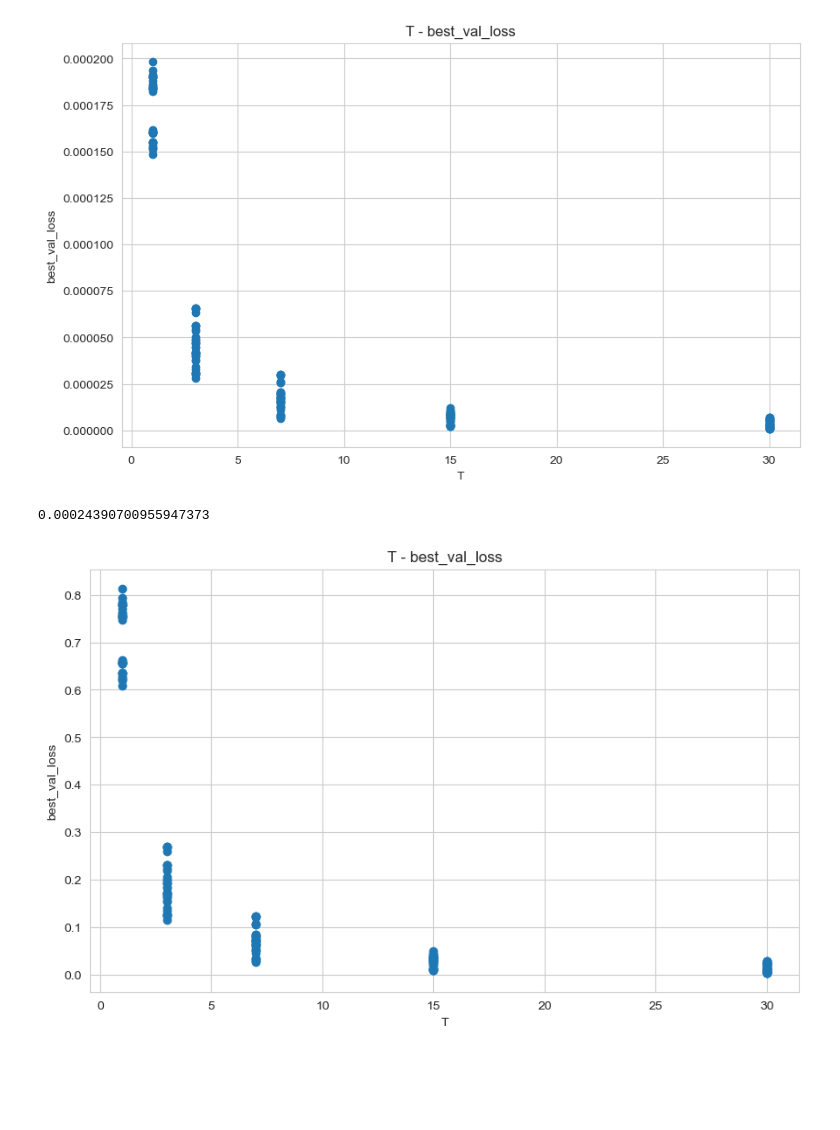
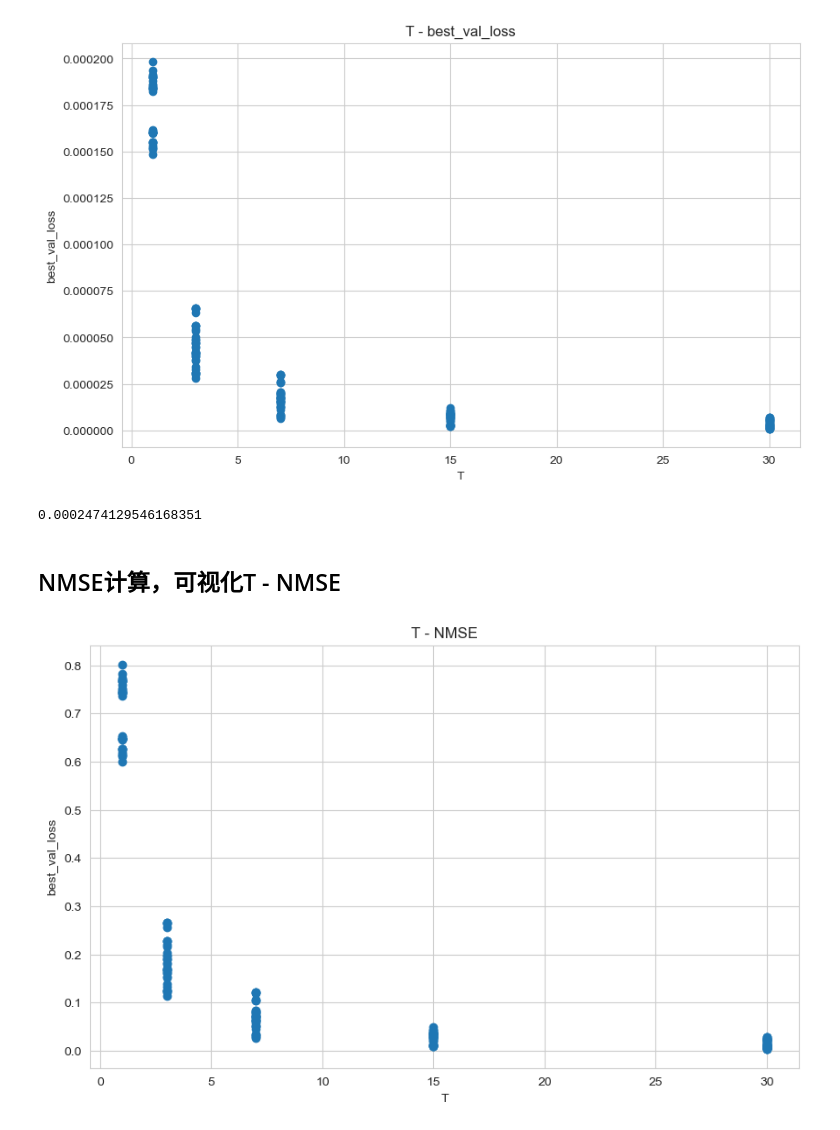
Before and after one commit to Monsoon007/LSTM-XGBOOST, a Jupyter notebook: results/result_analysis.ipynb, the cells around one changed output. Drawn from its saved outputs; the diff is of its cells as text; code cells hidden in the pictures; blank space fills up the shorter version.

```diff
--- a/results/result_analysis.ipynb
+++ b/results/result_analysis.ipynb
@@ -1,7 +3,7 @@
 # %%
-import pandas as pd
+config_id = 0
 
-model_results = pd.read_excel('best_models_results.xlsx')
+model_results = pd.read_excel(f'best_models_results_{config_id}.xlsx')
 model_results.info()
 # %% [output]
 <class 'pandas.core.frame.DataFrame'>
@@ -49,7 +51,7 @@ plt.show()
 # %%
 from data.get_data import get_common_data
 
-data = get_common_data('SHSE.510300', '2008-01-01', '2021-01-01', 1)
+data = get_common_data('SHSE.510300', '2008-01-01', '2020-01-01', 1)
 
 # 计算data最后一列的均值
 data['avg_daily_return_1'].mean()
@@ -57,15 +59,17 @@ data['avg_daily_return_1'].mean()
 # 计算方差
 data['avg_daily_return_1'].var()
 # %% [output]
-0.00024390700955947373
+0.0002474129546168351
+# %% [markdown]
+## NMSE计算，可视化T - NMSE
 # %%
 model_results['best_valLoss%var'] = model_results['best_val_loss'] / data['avg_daily_return_1'].var()
 # %%
 plt.figure(figsize=(10, 6))
 plt.plot(model_results['T'], model_results['best_valLoss%var'], 'o')
 plt.xlabel('T')
 plt.ylabel('best_val_loss')
-plt.title('T - best_val_loss')
+plt.title('T - NMSE')
 plt.show()
 # %% [output]
-[figure, old version]
+[figure, new version]
```
Also changed, not shown: parts of 8 cells of this notebook, 9 other files.
